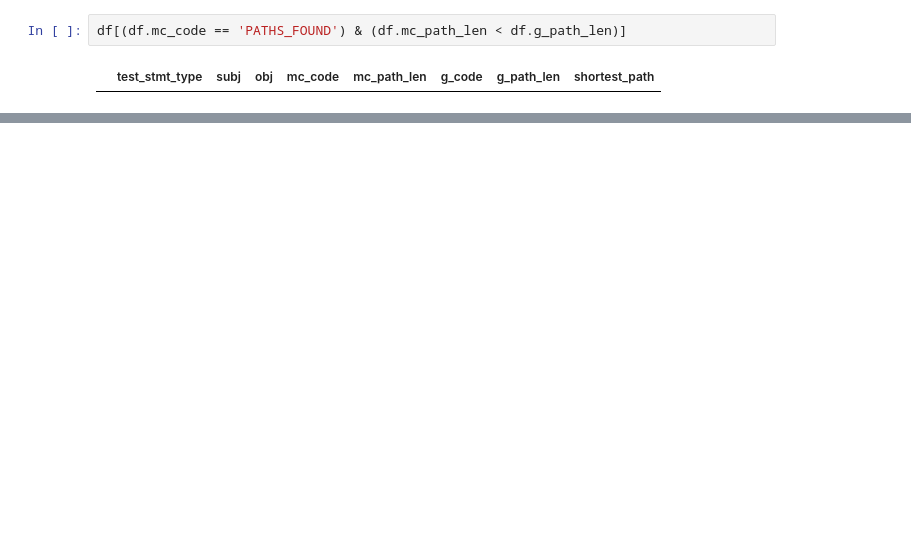
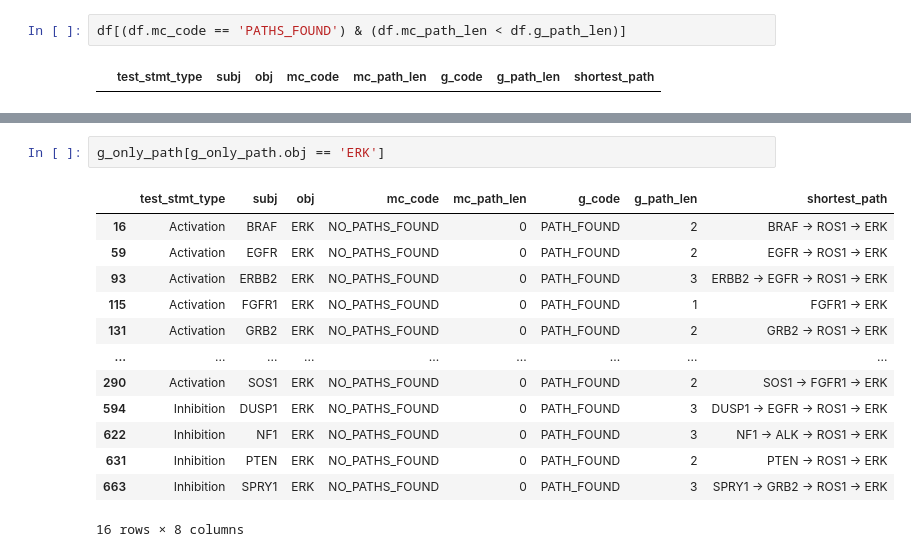
Before and after one commit to gyorilab/emmaa, a Jupyter notebook: notebooks/Graph-based model checking for EMMAA.ipynb, the cells around one changed output, grey strips where cells are left out. Saved outputs shown, nothing was run; the diff lists cells and outputs as text; blank space fills up the shorter version.

```diff
--- a/notebooks/Graph-based model checking for EMMAA.ipynb
+++ b/notebooks/Graph-based model checking for EMMAA.ipynb
@@ -157,0 +160,16 @@ So approximately half of the tests that fail in the ModelChecker pass in the dir
+# %%
+g_only_path[g_only_path.obj == 'ERK']
+# %% [output]
+|  | test_stmt_type | subj | obj | mc_code | mc_path_len | g_code | g_path_len | shortest_path |
+| 16 | Activation | BRAF | ERK | NO_PATHS_FOUND | 0 | PATH_FOUND | 2 | BRAF -> ROS1 -> ERK |
+| 59 | Activation | EGFR | ERK | NO_PATHS_FOUND | 0 | PATH_FOUND | 2 | EGFR -> ROS1 -> ERK |
+| 93 | Activation | ERBB2 | ERK | NO_PATHS_FOUND | 0 | PATH_FOUND | 3 | ERBB2 -> EGFR -> ROS1 -> ERK |
+| 115 | Activation | FGFR1 | ERK | NO_PATHS_FOUND | 0 | PATH_FOUND | 1 | FGFR1 -> ERK |
+| 131 | Activation | GRB2 | ERK | NO_PATHS_FOUND | 0 | PATH_FOUND | 2 | GRB2 -> ROS1 -> ERK |
+| ... | ... | ... | ... | ... | ... | ... | ... | ... |
+| 290 | Activation | SOS1 | ERK | NO_PATHS_FOUND | 0 | PATH_FOUND | 2 | SOS1 -> FGFR1 -> ERK |
+| 594 | Inhibition | DUSP1 | ERK | NO_PATHS_FOUND | 0 | PATH_FOUND | 3 | DUSP1 -> EGFR -> ROS1 -> ERK |
+| 622 | Inhibition | NF1 | ERK | NO_PATHS_FOUND | 0 | PATH_FOUND | 3 | NF1 -> ALK -> ROS1 -> ERK |
+| 631 | Inhibition | PTEN | ERK | NO_PATHS_FOUND | 0 | PATH_FOUND | 2 | PTEN -> ROS1 -> ERK |
+| 663 | Inhibition | SPRY1 | ERK | NO_PATHS_FOUND | 0 | PATH_FOUND | 3 | SPRY1 -> GRB2 -> ROS1 -> ERK |
+16 rows × 8 columns
```
Also changed, not shown: parts of 17 cells of this notebook, 1 other file.
